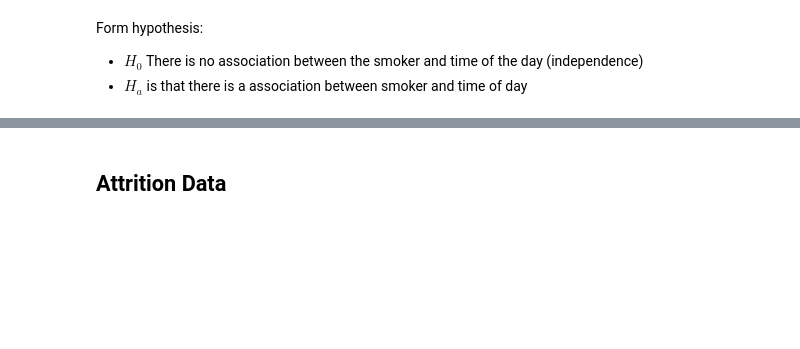
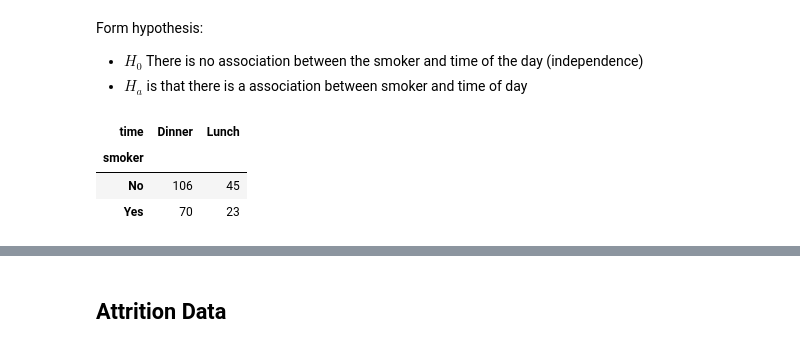
Before and after one commit to CodeupClassroom/germain-statistics-exercises, a Jupyter notebook: Chi_squared_intro.ipynb, the cells around one changed output, grey strips where cells are left out. Saved outputs shown, nothing was run; the diff lists cells and outputs as text; code cells hidden in the pictures; blank space fills up the shorter version.

```diff
--- a/Chi_squared_intro.ipynb
+++ b/Chi_squared_intro.ipynb
@@ -47,6 +54,12 @@ Form hypothesis:
 # %%
 # pandas crosstab to make a 'contingency' table
 observed = pd.crosstab(df.smoker, df.time)
+observed
+# %% [output]
+| time | Dinner | Lunch |
+| smoker |  |  |
+| No | 106 | 45 |
+| Yes | 70 | 23 |
 # %%
 # Set our alpha
 alpha = 0.05
```
Also changed, not shown: parts of 18 cells of this notebook.
